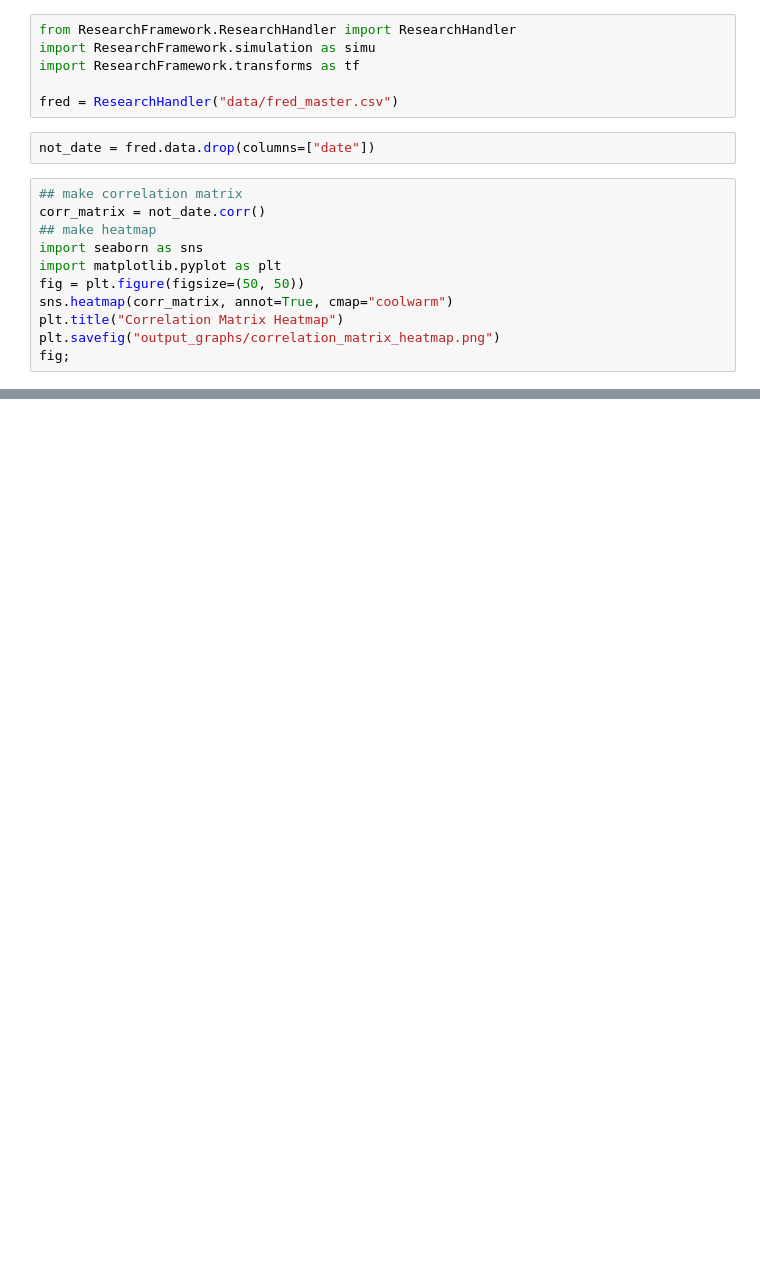
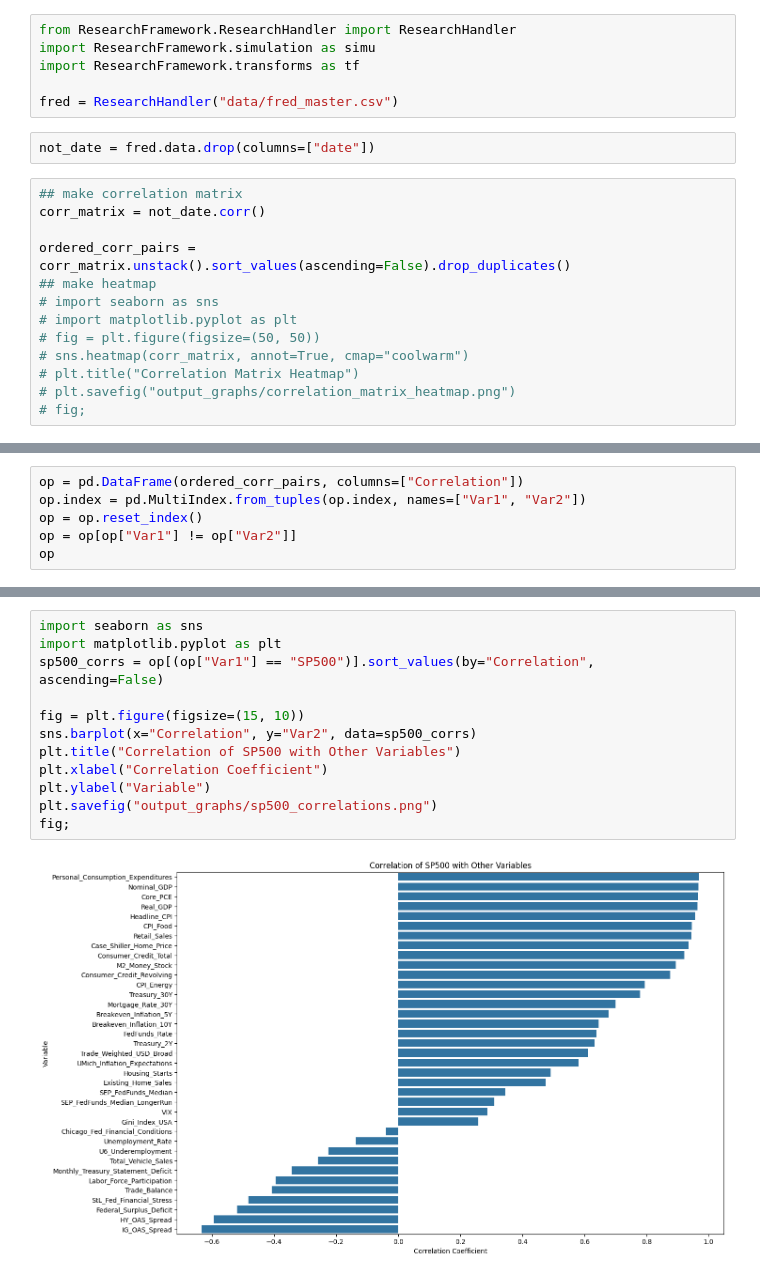
Before and after one commit to iasolb/FRED_DebtAnalysis, a Jupyter notebook: analysis.ipynb, the cells around one changed output, grey strips where cells are left out. Saved outputs shown, nothing was run; the diff lists cells and outputs as text; blank space fills up the shorter version.

```diff
--- a/analysis.ipynb
+++ b/analysis.ipynb
@@ -9,11 +9,13 @@ not_date = fred.data.drop(columns=["date"])
 # %%
 ## make correlation matrix
 corr_matrix = not_date.corr()
+
+ordered_corr_pairs = corr_matrix.unstack().sort_values(ascending=False).drop_duplicates()
 ## make heatmap
-import seaborn as sns
-import matplotlib.pyplot as plt
-fig = plt.figure(figsize=(50, 50))
-sns.heatmap(corr_matrix, annot=True, cmap="coolwarm")
-plt.title("Correlation Matrix Heatmap")
-plt.savefig("output_graphs/correlation_matrix_heatmap.png")
-fig;
+# import seaborn as sns
+# import matplotlib.pyplot as plt
+# fig = plt.figure(figsize=(50, 50))
+# sns.heatmap(corr_matrix, annot=True, cmap="coolwarm")
+# plt.title("Correlation Matrix Heatmap")
+# plt.savefig("output_graphs/correlation_matrix_heatmap.png")
+# fig;
@@ -21,0 +22,6 @@ fig;
+# %%
+op = pd.DataFrame(ordered_corr_pairs, columns=["Correlation"])
+op.index = pd.MultiIndex.from_tuples(op.index, names=["Var1", "Var2"])
+op = op.reset_index()
+op = op[op["Var1"] != op["Var2"]]
+op
@@ -21,0 +42,14 @@ fig;
+# %%
+import seaborn as sns
+import matplotlib.pyplot as plt
+sp500_corrs = op[(op["Var1"] == "SP500")].sort_values(by="Correlation", ascending=False)
+
+fig = plt.figure(figsize=(15, 10))
+sns.barplot(x="Correlation", y="Var2", data=sp500_corrs)
+plt.title("Correlation of SP500 with Other Variables")
+plt.xlabel("Correlation Coefficient")
+plt.ylabel("Variable")
+plt.savefig("output_graphs/sp500_correlations.png")
+fig;
+# %% [output]
+[figure, added]
```
Also changed, not shown: parts of 3 cells of this notebook.
